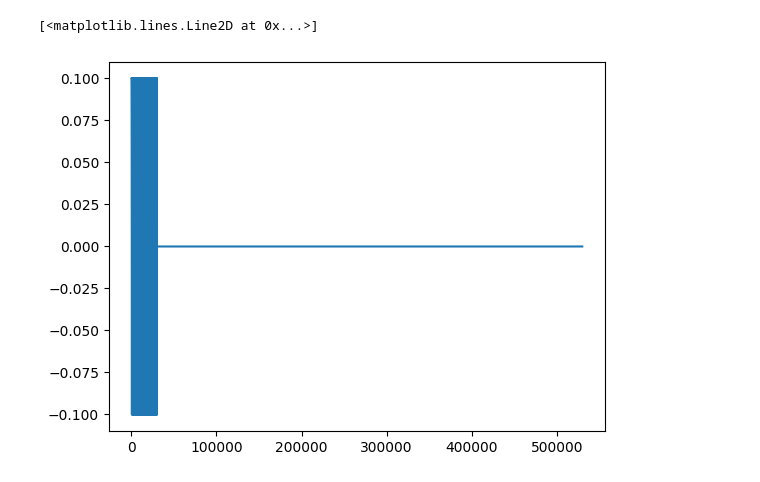
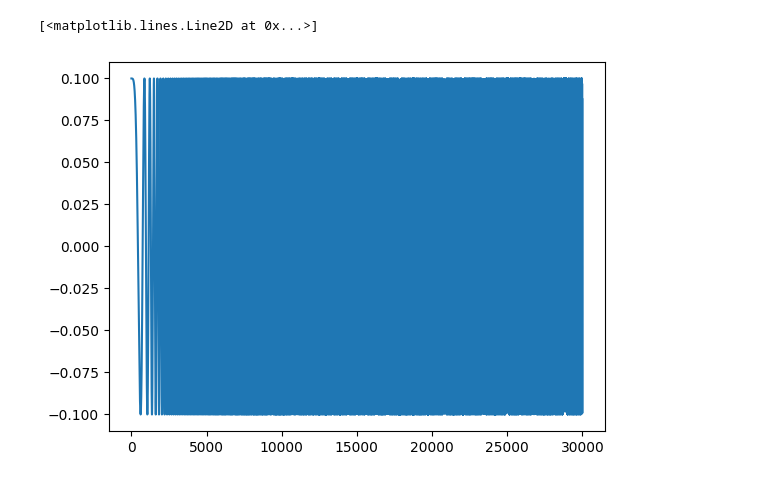
Before and after one commit to murrayinglis/sdr-config, a Jupyter notebook: plots.ipynb, the cells around one changed output. Cells and saved outputs as stored; diff of their text form; code cells hidden in the pictures.

```diff
--- a/plots.ipynb
+++ b/plots.ipynb
@@ -221,35 +221,36 @@ signalLength = 30000
 startFrequency = 0
 endFrequency = 2e6
 
 
 result = []
 
+
 for i in range(int(signalLength)):
     t = i / sampleRate
     frequency = startFrequency + (endFrequency - startFrequency) * i / signalLength
     phase = 2.0 * np.pi * frequency * t
     sample = amplitude * np.exp(1j * phase) + 0j  # 0j denotes a complex number with zero imaginary part
     result.append(sample)
 
 # appending zeros so transmitting is "turned off"
-num_zeros = int(500e3)
+num_zeros = int(0e3)
 for i in range(num_zeros):
     result.append(0)
 result = np.array(result)
 
 # Write to CSV file
 with open('sweep.csv', 'w', newline='') as csvfile:
     csvwriter = csv.writer(csvfile)
     for sample in result:
         csvwriter.writerow([sample.real, sample.imag])
 
 
 
 
 plt.plot(result)
 # %% [output]
 [<matplotlib.lines.Line2D at 0x...>]
-[figure, old version]
+[figure, new version]
 # %%
 # waterfall
 
```
Also changed, not shown: parts of 2 cells of this notebook, 7 other files.
